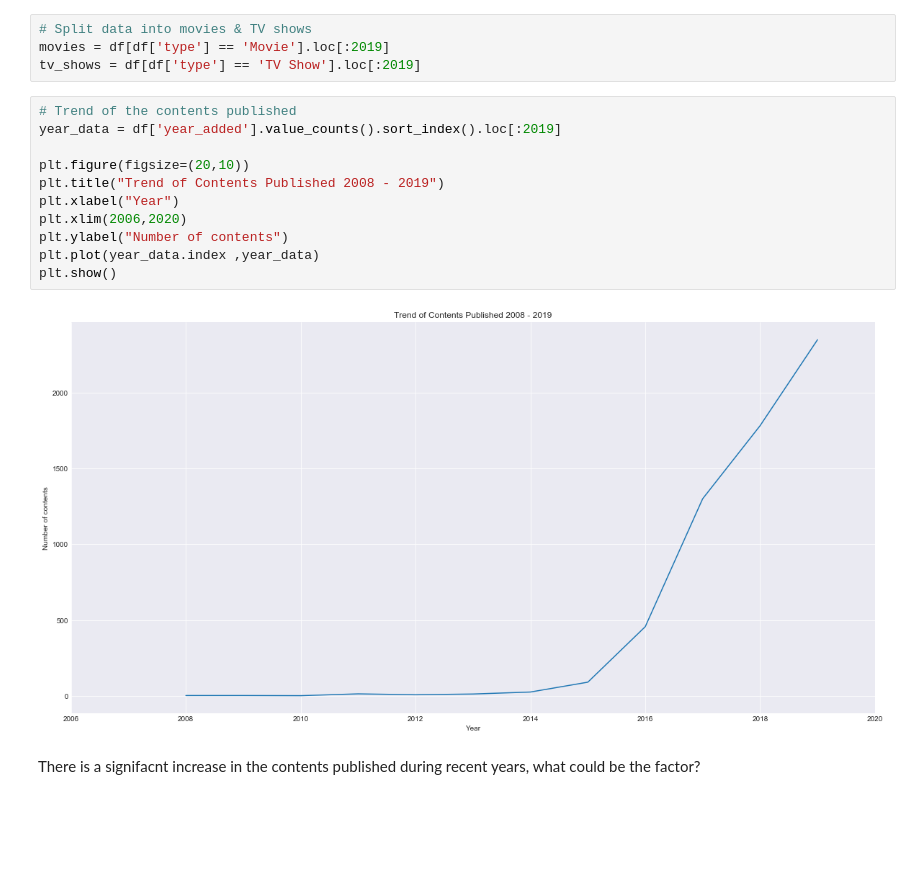
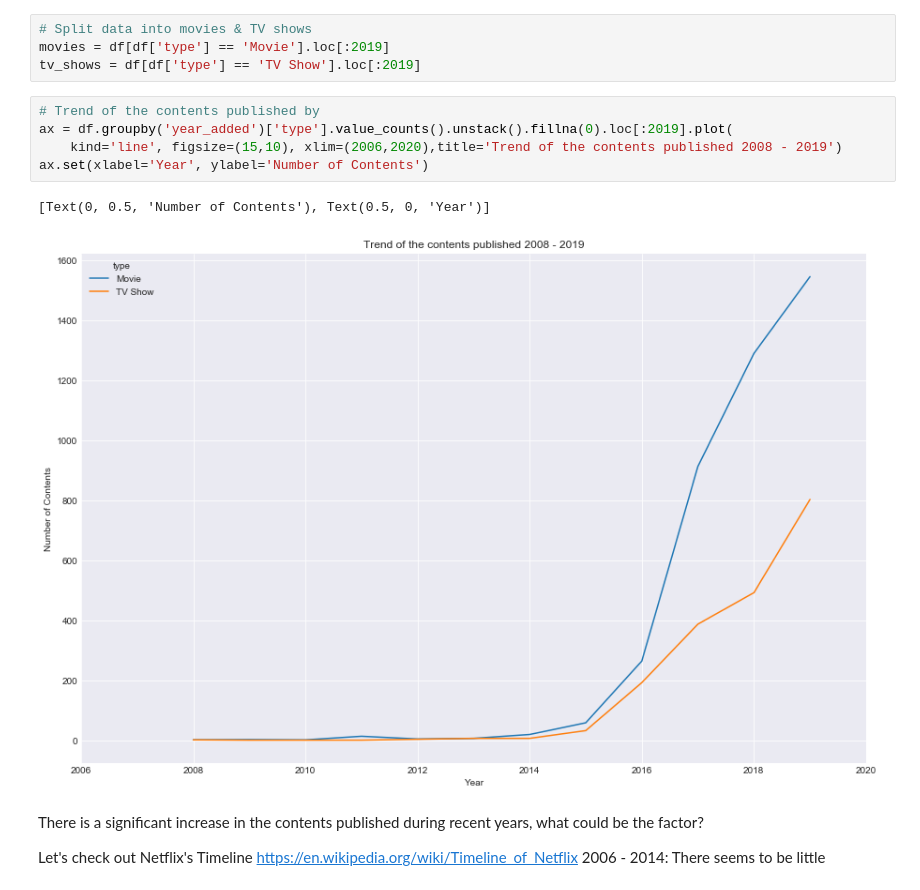
Before and after one commit to salmanmarizki/netflix_shows, a Jupyter notebook: EDA.ipynb, the cells around one changed output. Drawn from its saved outputs; the diff is of its cells as text; blank space fills up the shorter version.

```diff
--- a/EDA.ipynb
+++ b/EDA.ipynb
@@ -84,17 +86,15 @@ df['year_added'] = df['year_added'].apply(int)
 movies = df[df['type'] == 'Movie'].loc[:2019]
 tv_shows = df[df['type'] == 'TV Show'].loc[:2019]
 # %%
-# Trend of the contents published
-year_data = df['year_added'].value_counts().sort_index().loc[:2019]
-
-plt.figure(figsize=(20,10))
-plt.title("Trend of Contents Published 2008 - 2019")
-plt.xlabel("Year")
-plt.xlim(2006,2020)
-plt.ylabel("Number of contents")
-plt.plot(year_data.index ,year_data)
-plt.show()
+# Trend of the contents published by
+ax = df.groupby('year_added')['type'].value_counts().unstack().fillna(0).loc[:2019].plot(
+    kind='line', figsize=(15,10), xlim=(2006,2020),title='Trend of the contents published 2008 - 2019')
+ax.set(xlabel='Year', ylabel='Number of Contents')
 # %% [output]
+[Text(0, 0.5, 'Number of Contents'), Text(0.5, 0, 'Year')]
-[figure, old version]
+[figure, new version]
 # %% [markdown]
-There is a signifacnt increase in the contents published during recent years, what could be the factor?
+There is a significant increase in the contents published during recent years, what could be the factor?
+
+Let's check out Netflix's Timeline https://en.wikipedia.org/wiki/Timeline_of_Netflix
+2006 - 2014: There seems to be little
```
Also changed, not shown: parts of 4 cells of this notebook.
